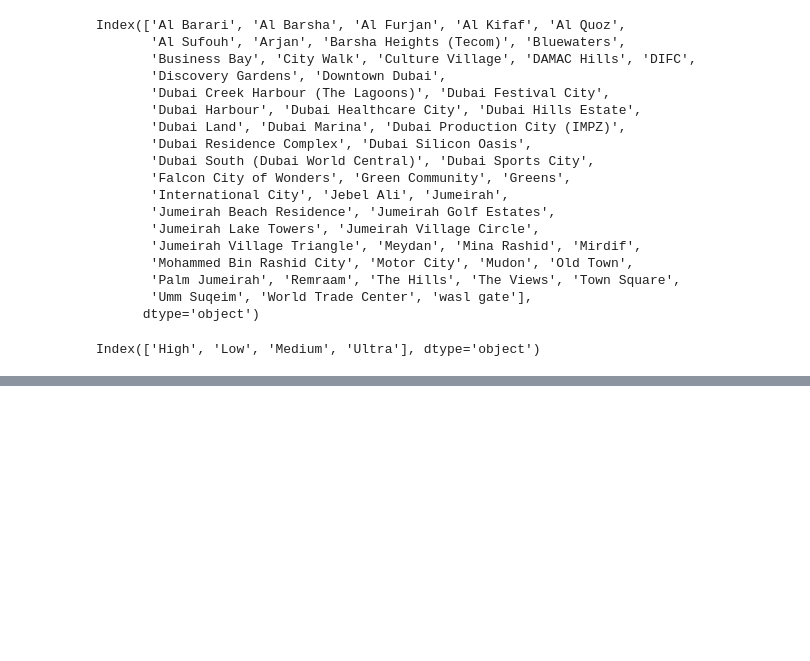
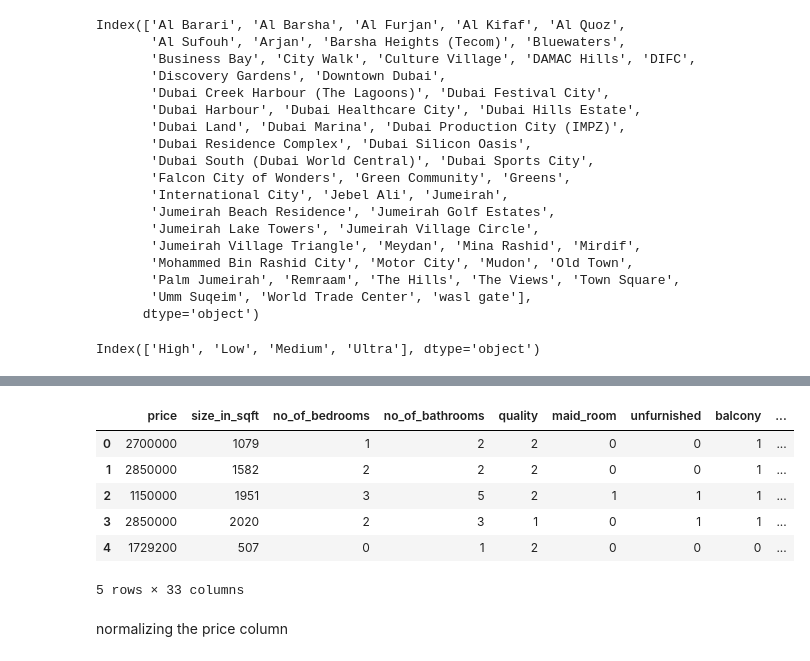
Before and after one commit to anuththara325/DubaiProperty_PricePrediction, a Jupyter notebook: DubaiProperty_Prediction.ipynb, the cells around one changed output, grey strips where cells are left out. Drawn from its saved outputs; the diff is of its cells as text; code cells hidden in the pictures; blank space fills up the shorter version.

```diff
--- a/DubaiProperty_Prediction.ipynb
+++ b/DubaiProperty_Prediction.ipynb
@@ -161,0 +268,18 @@ max       4805.870000        5.000000         6.000000
+# %%
+le = LabelEncoder()
+dataset_encoded = dataset2.iloc[:,5:33]
+
+for i in dataset_encoded:
+    dataset2[i] = le.fit_transform(dataset_encoded[i])
+
+dataset2.head()
+# %% [output]
+|  | price | size_in_sqft | no_of_bedrooms | no_of_bathrooms | quality | maid_room | unfurnished | balcony | ... |
+| 0 | 2700000 | 1079 | 1 | 2 | 2 | 0 | 0 | 1 | ... |
+| 1 | 2850000 | 1582 | 2 | 2 | 2 | 0 | 0 | 1 | ... |
+| 2 | 1150000 | 1951 | 3 | 5 | 2 | 1 | 1 | 1 | ... |
+| 3 | 2850000 | 2020 | 2 | 3 | 1 | 0 | 1 | 1 | ... |
+| 4 | 1729200 | 507 | 0 | 1 | 2 | 0 | 0 | 0 | ... |
+5 rows × 33 columns
+# %% [markdown]
+normalizing the price column
```
Also changed, not shown: parts of 18 cells of this notebook.
